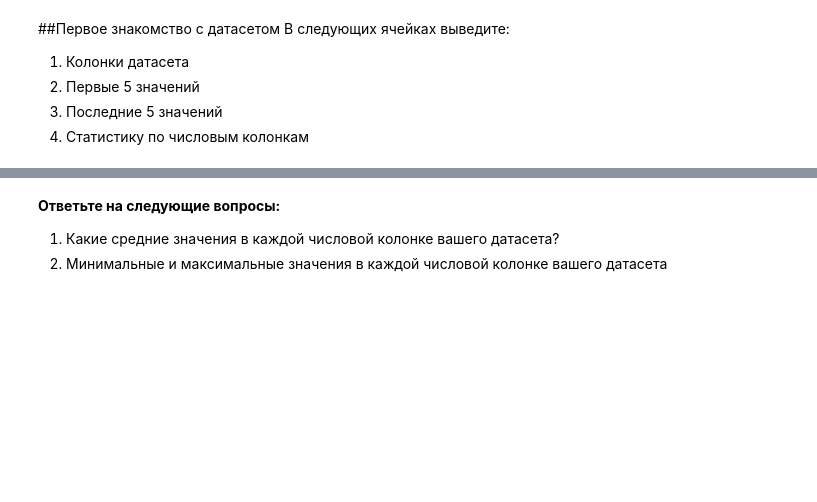
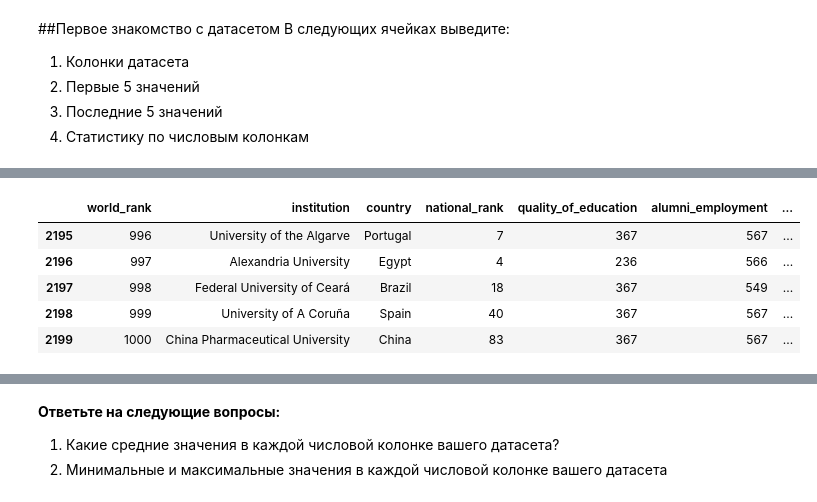
Before and after one commit to chashcha/machine-learning, a Jupyter notebook: Задание_1_ch.ipynb, the cells around one changed output, grey strips where cells are left out. Cells and saved outputs as stored; diff of their text form; code cells hidden in the pictures; blank space fills up the shorter version.

```diff
--- a/Задание_1_ch.ipynb
+++ b/Задание_1_ch.ipynb
@@ -30,4 +53,13 @@ df
 # %%
 #Последние 5 значений
+#df[len(df)-5:len(df)]
+df.tail(5)
+# %% [output]
+|  | world_rank | institution | country | national_rank | quality_of_education | alumni_employment | ... |
+| 2195 | 996 | University of the Algarve | Portugal | 7 | 367 | 567 | ... |
+| 2196 | 997 | Alexandria University | Egypt | 4 | 236 | 566 | ... |
+| 2197 | 998 | Federal University of Ceará | Brazil | 18 | 367 | 549 | ... |
+| 2198 | 999 | University of A Coruña | Spain | 40 | 367 | 567 | ... |
+| 2199 | 1000 | China Pharmaceutical University | China | 83 | 367 | 567 | ... |
 # %%
 #Статистику
```
Also changed, not shown: parts of 7 cells of this notebook.
